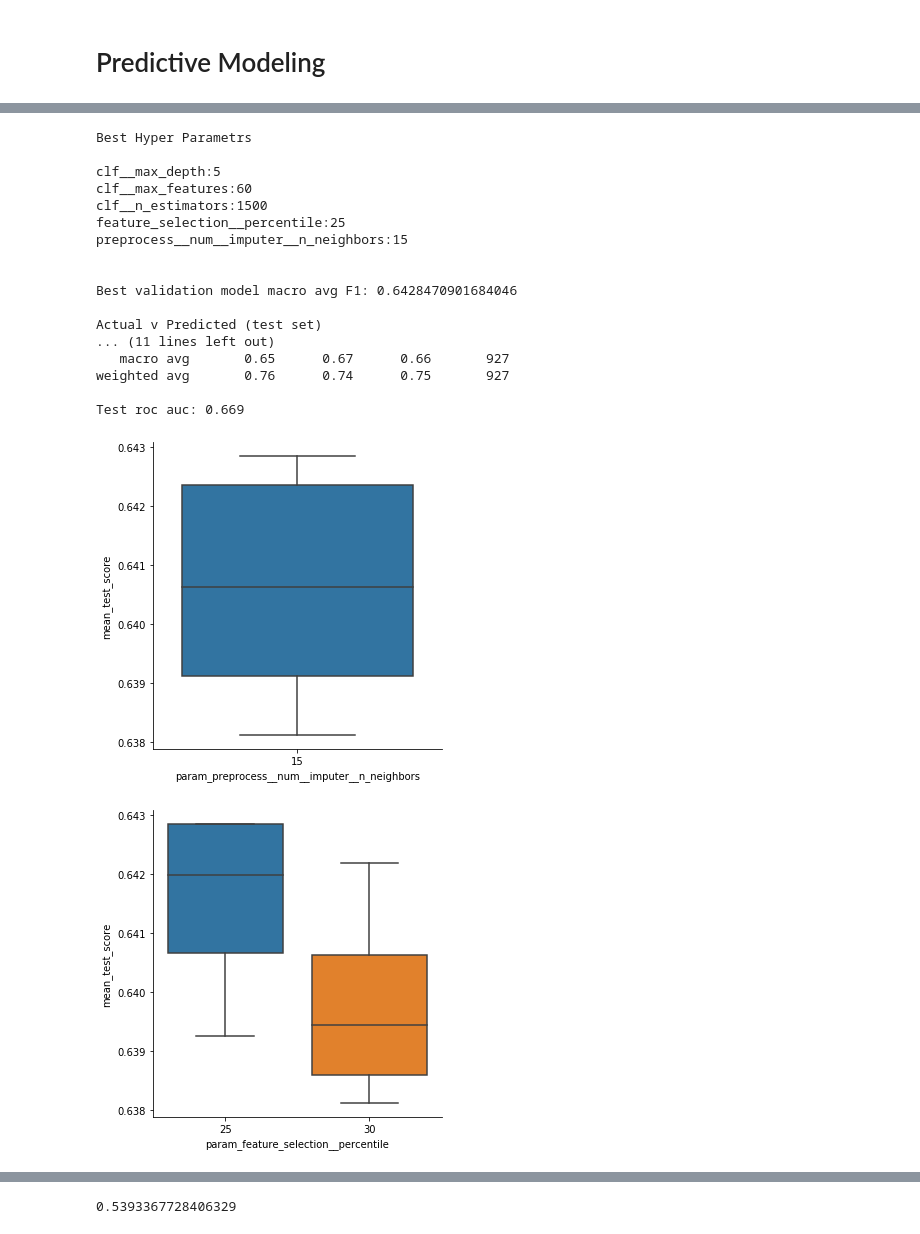
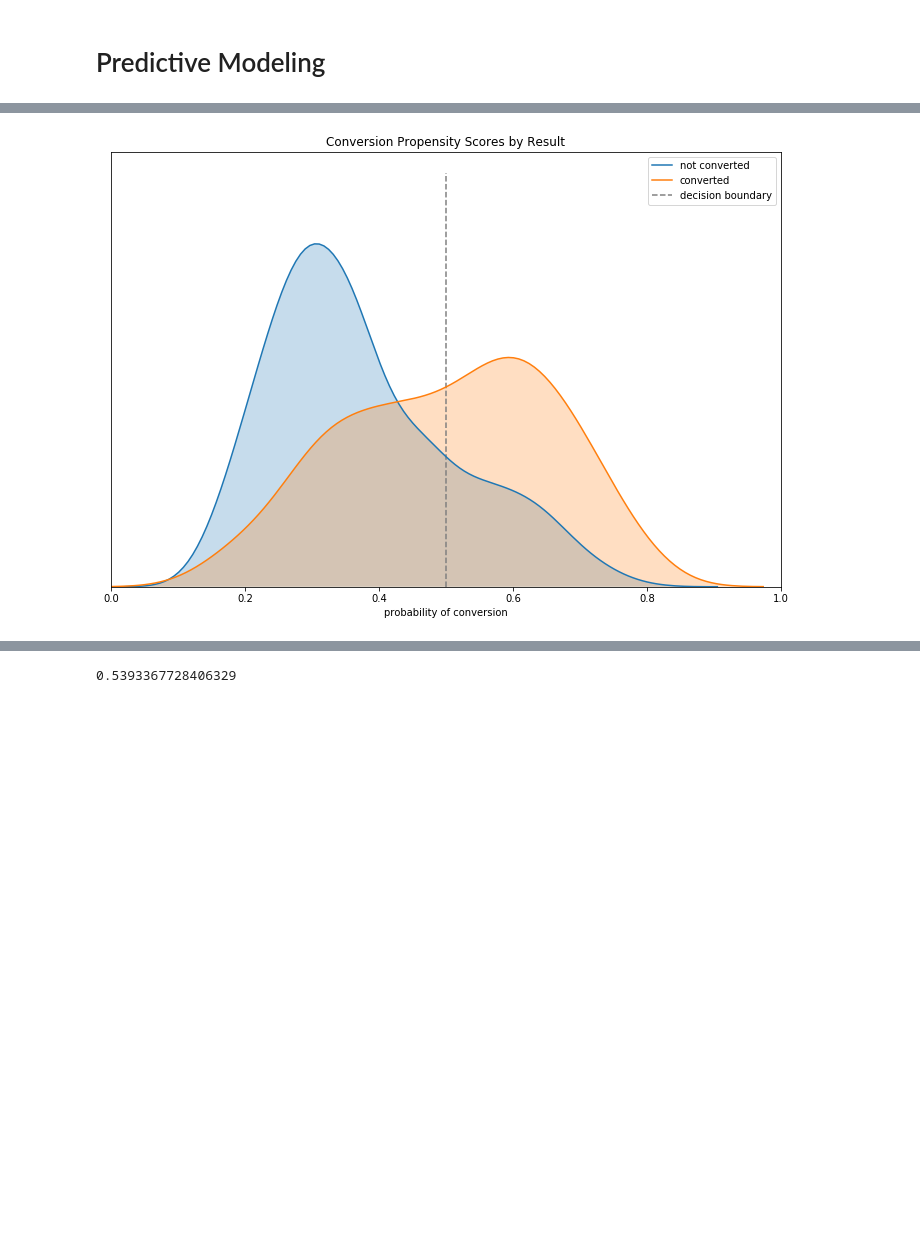
Before and after one commit to TonyBlonigan/marketing_campaign_optimization, a Jupyter notebook: presentation.ipynb, the cells around one changed output, grey strips where cells are left out. Cells and saved outputs as stored; diff of their text form; code cells hidden in the pictures; blank space fills up the shorter version.

Commit message:
added propensity score visualization and profit simulation visualization

```diff
--- a/presentation.ipynb
+++ b/presentation.ipynb
@@ -346,7 +346,7 @@ plt.show()
 # %%
 # if retrain set to False, will try to load model from pickle file
 # instead of training
-retrain = True
+retrain = False
 
 # define feature preprocessors
 num_transformer = Pipeline(steps=[
@@ -412,78 +465,44 @@ validation time: 0:15:09.268391
 # define a couple of helper functions for model evaluation
 def prob_to_y_hat(probs, threashold):
     """
     convert probability vector to binary prediction using threshold as cutoff point
     :param probs: numpy array of probabilities that each observation is positive class ('yes')
     :param threashold: float threashold above which observations will be classified as positive class ('yes')
     :return: numpy array converted to labels {'no', 'yes'}
     """
     # figure out which observations should be yes at threashold
     msk_positive_class = probs >= threashold
 
     # convert probs to labels
     return np.array(['yes' if p else 'no' for p in msk_positive_class])
 
 
-
 def decision_function_to_y_hat(dec_funs, threashold):
     """
     convert probability vector to binary prediction using threshold as cutoff point
     :param probs: numpy array of probabilities that each observation is positive class ('yes')
     :param threashold: float threashold above which observations will be classified as positive class ('yes')
     :return: numpy array converted to labels {'no', 'yes'}
     """
     # figure out which observations should be yes at threashold
     msk_positive_class = dec_funs >= threashold
 
     # convert probs to labels
     return np.array(['yes' if p else 'no' for p in msk_positive_class])
 
-# create results data frame
-results = pd.DataFrame.from_dict(cv.cv_results_)
-results.drop(columns=[c for c in results.columns if ('time' in c) | ('split' in c)], inplace=True)
+y_hat_test_prob = cv.best_estimator_.predict_proba(x_test[msk])[:, 1]
+p = y_test[msk].copy()
+p['y_hat'] = y_hat_test_prob
 
-# print validation performance --------------------------------------
-print('Best Hyper Parametrs', end='\n\n')
-for k, v in cv.best_params_.items():
-    print(k, v, sep=':')
-
-print(f'\n\nBest validation model macro avg F1: {cv.best_score_}')
-
-# print test performance ------------------------------------------
-msk = np.random.choice([True, False], len(x_test), p=[.02, .98])
-y_hat_test = cv.best_estimator_.predict(x_test[msk])
-
-print('\nActual v Predicted (test set)',
-      pd.DataFrame(confusion_matrix(y_true=y_test[msk], y_pred=y_hat_test),
-                   index=['no', 'yes'], columns=['no', 'yes']),
-      sep='\n')
-
-print('\nTest Set Classification Report',
-      classification_report(y_true=y_test[msk], y_pred=y_hat_test), sep='\n')
-
-test_auc = roc_auc_score(y_test[msk] == 1, y_hat_test == 1)
-print(f'Test roc auc: {np.round(test_auc, 3)}')
-
-# review hyper param selection's impact on performance
-for p in param_grid[0].keys():
-    sns.catplot('param_' + p, 'mean_test_score', data=results, kind='box')
+fig, ax = plt.subplots(figsize=(12, 8))
+plt.vlines(.5, 0, 4, linestyle='dashed', color='grey', label='decision boundary')
+for v in p.target.unique():
+    msk_v = p['target'] == v
+    sns.kdeplot(p.loc[msk_v, 'y_hat'], label='converted' if v == 1 else 'not converted', shade=True)
+plt.xlim(0, 1)
+plt.xlabel('probability of conversion')
+ax.get_yaxis().set_visible(False)
+plt.title('Conversion Propensity Scores by Result')
+plt.show()
 # %% [output]
-Best Hyper Parametrs
-
-clf__max_depth:5
-clf__max_features:60
-clf__n_estimators:1500
-feature_selection__percentile:25
-preprocess__num__imputer__n_neighbors:15
-
-
-Best validation model macro avg F1: 0.6428470901684046
-
-Actual v Predicted (test set)
-... (11 lines left out)
-   macro avg       0.65      0.67      0.66       927
-weighted avg       0.76      0.74      0.75       927
-
-Test roc auc: 0.669
-[figure, old version]
+[figure, new version]
-[figure, removed]
```
Also changed, not shown: parts of 4 cells of this notebook.
